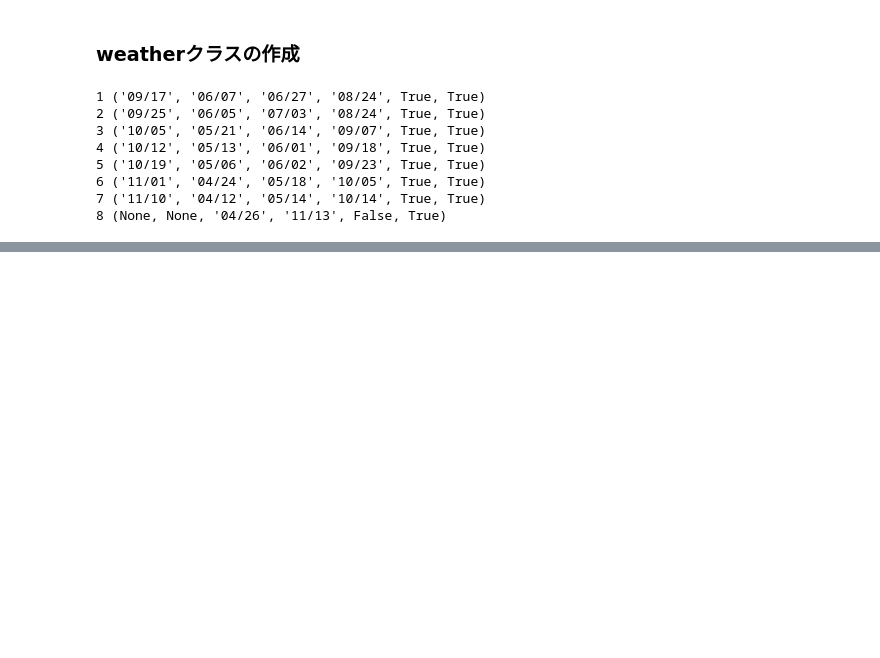
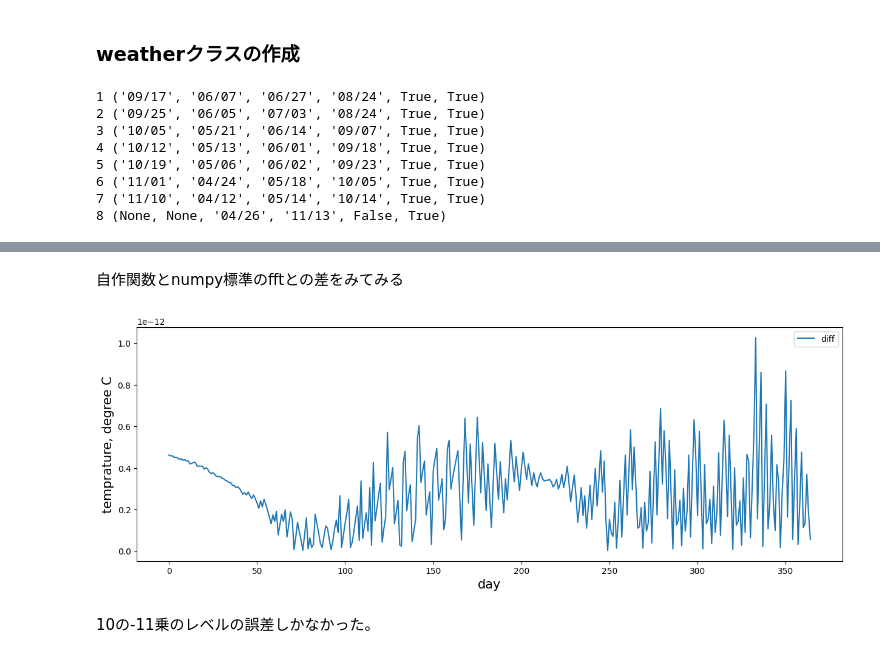
Before and after one commit to BRI-EES-House/heat_load_calc, a Jupyter notebook: notebook/module/season.ipynb, the cells around one changed output, grey strips where cells are left out. Saved outputs shown, nothing was run; the diff lists cells and outputs as text; code cells hidden in the pictures; blank space fills up the shorter version.

```diff
--- a/notebook/module/season.ipynb
+++ b/notebook/module/season.ipynb
@@ -113,0 +182,10 @@ Text(0, 0.5, 'temprature, degree C')
+# %% [markdown]
+自作関数とnumpy標準のfftとの差をみてみる
+# %%
+g = myGraph()
+g.add(v=(np.abs(w.theta_o_ave_hrm_d - theta_o_ave_my_hrm_d_raw), "d", "diff"))
+g.draw()
+# %% [output]
+[figure, added]
+# %% [markdown]
+10の-11乗のレベルの誤差しかなかった。
```
Also changed, not shown: parts of 24 cells of this notebook.
